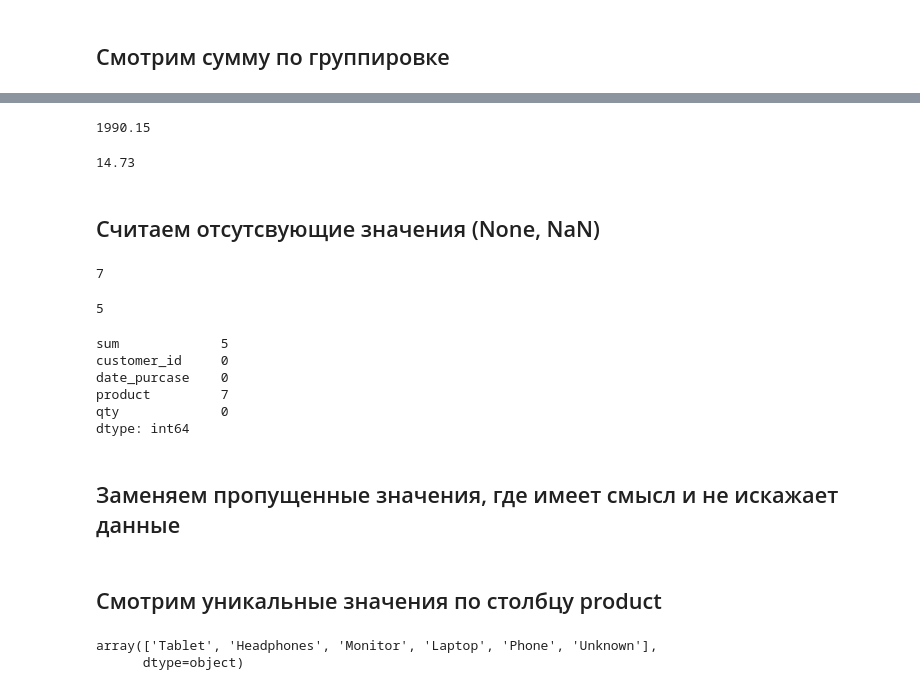
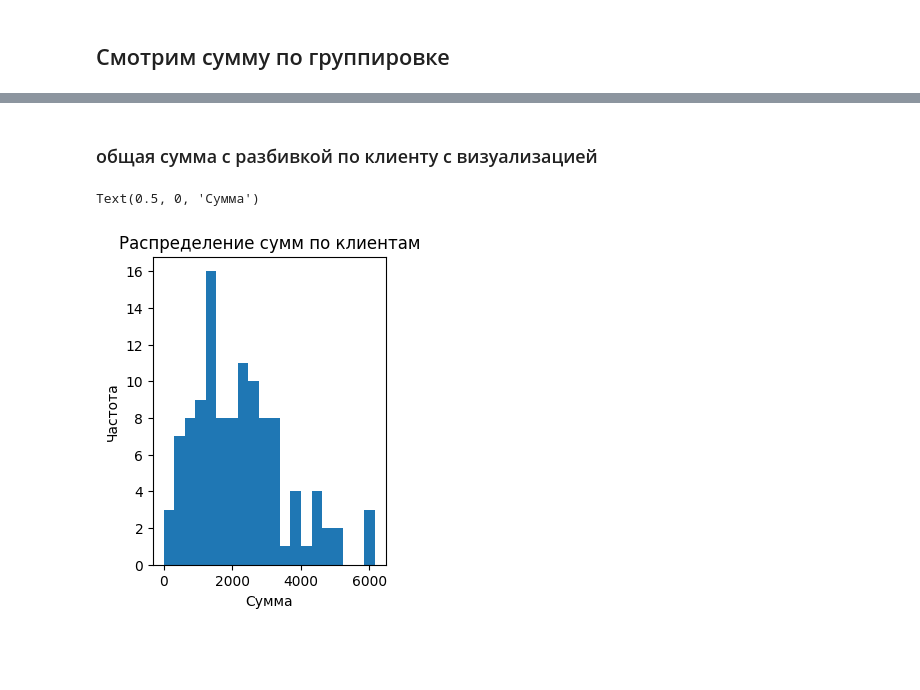
Before and after one commit to RuslGL/eda, a Jupyter notebook: eda_guide.ipynb, the cells around one changed output, grey strips where cells are left out. Drawn from its saved outputs; the diff is of its cells as text; code cells hidden in the pictures; blank space fills up the shorter version.

```diff
--- a/eda_guide.ipynb
+++ b/eda_guide.ipynb
@@ -138,23 +250,15 @@ Name: sum, dtype: float64
+# %% [markdown]
+### общая сумма с разбивкой по клиенту с визуализацией
 # %%
-display(df.groupby('customer_id')['sum'].sum().max())
-df.groupby('customer_id')['sum'].sum().min()
+
+grouped = df.groupby('customer_id')['sum'].sum()
+
+plt.figure(figsize=(3,4))
+grouped.plot(kind='hist', bins = 20)
+
+plt.title('Распределение сумм по клиентам')
+plt.ylabel('Частота')
+plt.xlabel('Сумма')
 # %% [output]
-1990.15
+Text(0.5, 0, 'Сумма')
-14.73
+[figure, added]
-# %% [markdown]
-## Считаем отсутсвующие значения (None, NaN)
-# %%
-display(df['product'].isna().sum())
-display(df['sum'].isna().sum())
-df.isna().sum()
-# %% [output]
-7
-5
-sum             5
-customer_id     0
-date_purcase    0
-product         7
-qty             0
-dtype: int64
-# %% [markdown]
-## Заменяем пропущенные значения, где имеет смысл и не искажает данные
@@ -164,7 +264,0 @@ df['product'].fillna('Unknown', inplace=True)
-# %% [markdown]
-## Смотрим уникальные значения по столбцу product
-# %%
-df['product'].unique()
-# %% [output]
-array(['Tablet', 'Headphones', 'Monitor', 'Laptop', 'Phone', 'Unknown'],
-      dtype=object)
```
Also changed, not shown: parts of 49 cells of this notebook.
